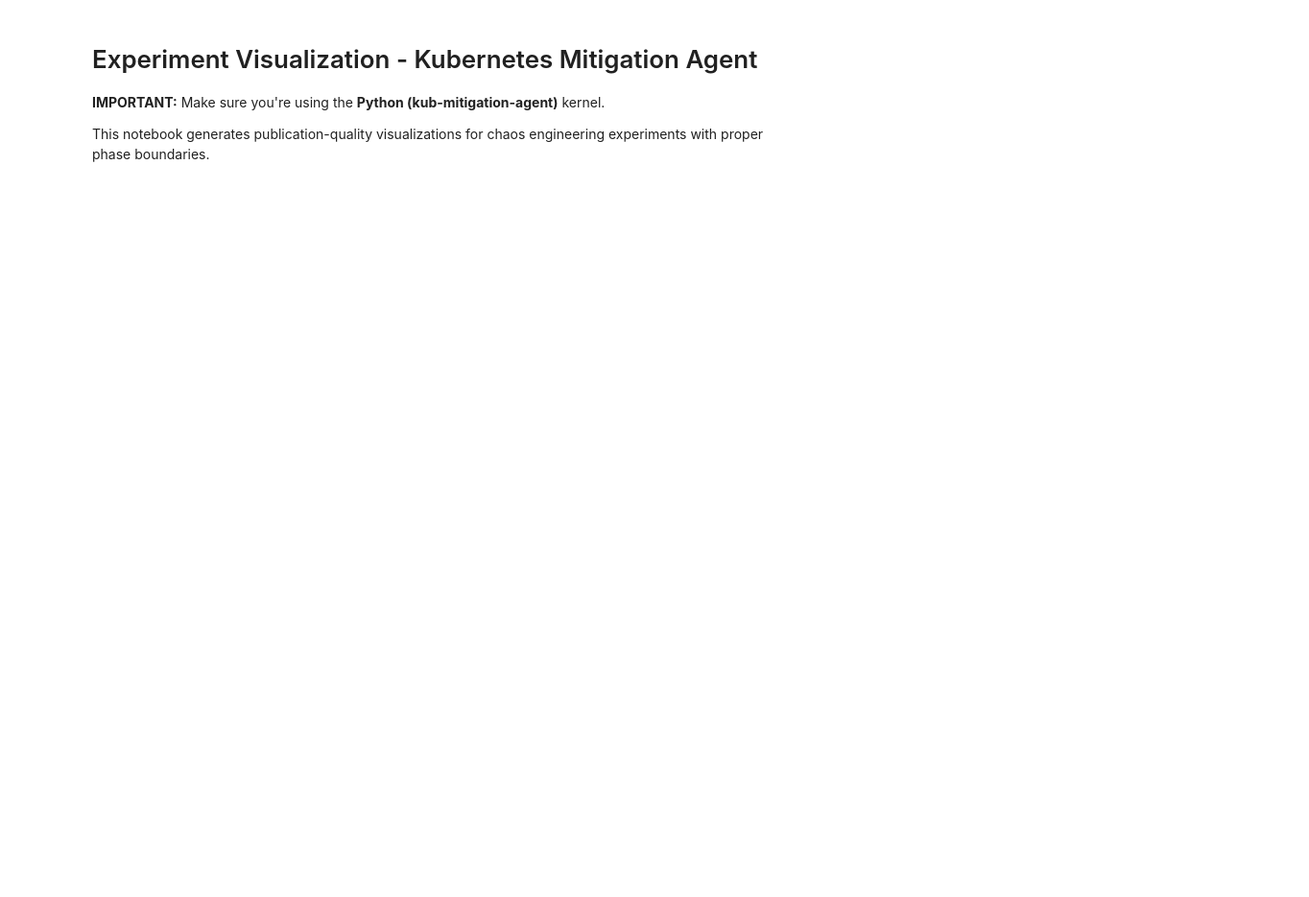
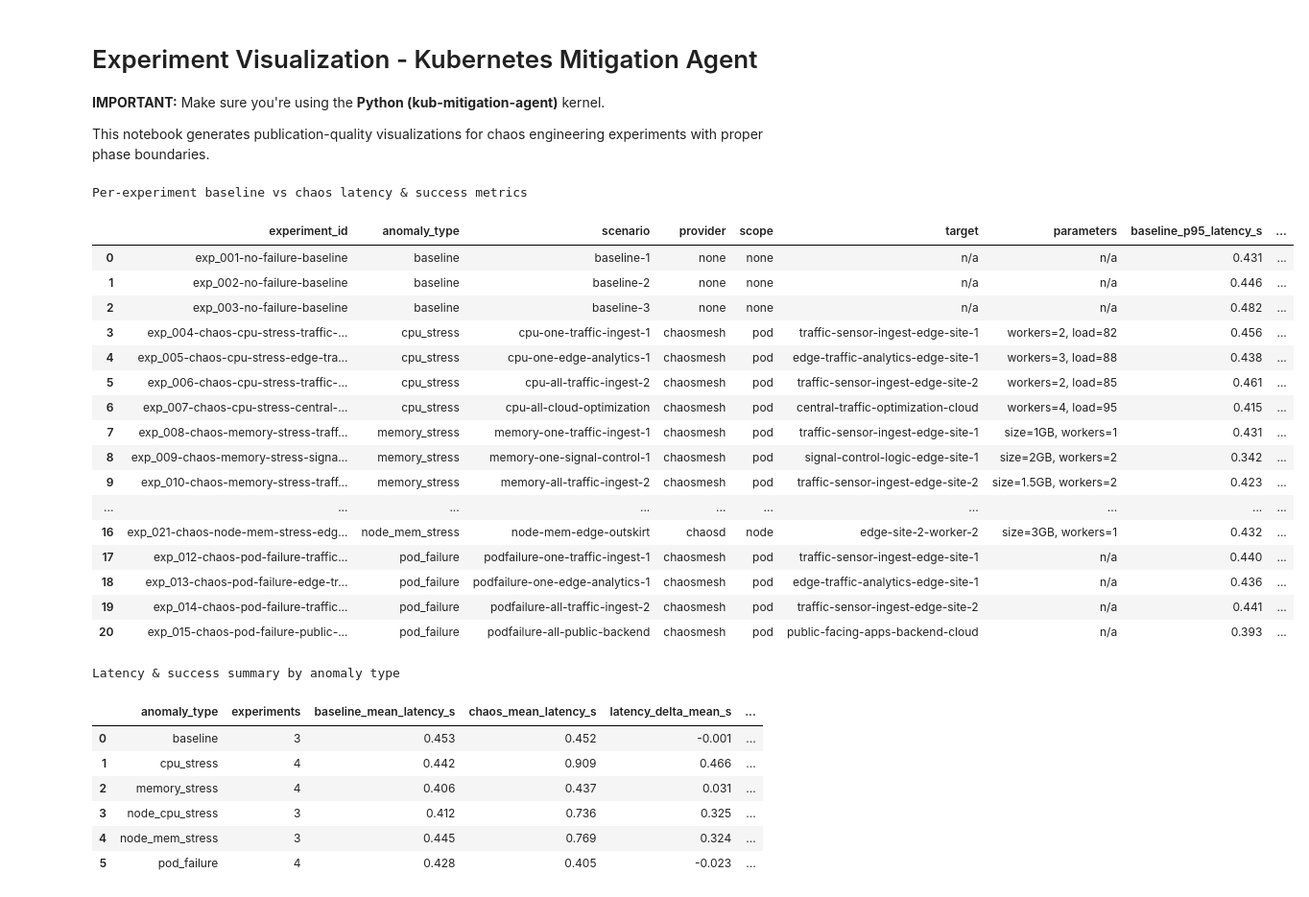
Before and after one commit to vaavg13/kub-mitigation-agent, a Jupyter notebook: plots_v2.ipynb, the cells around one changed output. Shown at 96% size. Cells and saved outputs as stored; diff of their text form; code cells hidden in the pictures; blank space fills up the shorter version.

```diff
--- a/plots_v2.ipynb
+++ b/plots_v2.ipynb
@@ -394,7 +394,7 @@ print(f"  Recovery: p95={recovery_metrics['p95_latency_seconds']}s, success={rec
 # Analyze baseline vs chaos latency across the latest batch
 from IPython.display import display
 
-batch_path = Path('DATASET_LOGS/batch_20251111_094703_app-smart-manufacturing')
+batch_path = Path('DATASET_LOGS/batch_20251111_140740_app-smart-city')
 if not batch_path.exists():
     raise FileNotFoundError(f'Batch path not found: {batch_path}')
 
@@ -467,33 +467,60 @@ latency_by_type = (
         baseline_mean_latency_s=('baseline_p95_latency_s', 'mean'),
         chaos_mean_latency_s=('chaos_p95_latency_s', 'mean'),
         latency_delta_mean_s=('delta_latency_s', 'mean'),
         baseline_median_latency_s=('baseline_p95_latency_s', 'median'),
         chaos_median_latency_s=('chaos_p95_latency_s', 'median'),
         baseline_mean_success_percent=('baseline_success_rate_percent', 'mean'),
         chaos_mean_success_percent=('chaos_success_rate_percent', 'mean'),
         success_delta_mean_pct_pts=('success_delta_pct_pts', 'mean'),
         success_percent_change_mean=('success_percent_change', 'mean'),
     )
     .sort_values('anomaly_type')
 )
 
 latency_by_type[['baseline_mean_latency_s', 'chaos_mean_latency_s', 'latency_delta_mean_s',
                  'baseline_median_latency_s', 'chaos_median_latency_s']] = (
     latency_by_type[['baseline_mean_latency_s', 'chaos_mean_latency_s', 'latency_delta_mean_s',
                      'baseline_median_latency_s', 'chaos_median_latency_s']].round(3)
 )
 latency_by_type[['baseline_mean_success_percent', 'chaos_mean_success_percent',
                  'success_delta_mean_pct_pts']] = (
     latency_by_type[['baseline_mean_success_percent', 'chaos_mean_success_percent',
                      'success_delta_mean_pct_pts']].round(2)
 )
 latency_by_type['success_percent_change_mean'] = latency_by_type['success_percent_change_mean'].round(1)
 
 print('\nLatency & success summary by anomaly type')
 display(latency_by_type)
 
 # Keep reference for downstream plotting
 grouped_latency = latency_by_type.copy()
+# %% [output]
+Per-experiment baseline vs chaos latency & success metrics
+|  | experiment_id | anomaly_type | scenario | provider | scope | target | parameters | baseline_p95_latency_s | ... |
+| 0 | exp_001-no-failure-baseline | baseline | baseline-1 | none | none | n/a | n/a | 0.431 | ... |
+| 1 | exp_002-no-failure-baseline | baseline | baseline-2 | none | none | n/a | n/a | 0.446 | ... |
+| 2 | exp_003-no-failure-baseline | baseline | baseline-3 | none | none | n/a | n/a | 0.482 | ... |
+| 3 | exp_004-chaos-cpu-stress-traffic-... | cpu_stress | cpu-one-traffic-ingest-1 | chaosmesh | pod | traffic-sensor-ingest-edge-site-1 | workers=2, load=82 | 0.456 | ... |
+| 4 | exp_005-chaos-cpu-stress-edge-tra... | cpu_stress | cpu-one-edge-analytics-1 | chaosmesh | pod | edge-traffic-analytics-edge-site-1 | workers=3, load=88 | 0.438 | ... |
+| 5 | exp_006-chaos-cpu-stress-traffic-... | cpu_stress | cpu-all-traffic-ingest-2 | chaosmesh | pod | traffic-sensor-ingest-edge-site-2 | workers=2, load=85 | 0.461 | ... |
+| 6 | exp_007-chaos-cpu-stress-central-... | cpu_stress | cpu-all-cloud-optimization | chaosmesh | pod | central-traffic-optimization-cloud | workers=4, load=95 | 0.415 | ... |
+| 7 | exp_008-chaos-memory-stress-traff... | memory_stress | memory-one-traffic-ingest-1 | chaosmesh | pod | traffic-sensor-ingest-edge-site-1 | size=1GB, workers=1 | 0.431 | ... |
+| 8 | exp_009-chaos-memory-stress-signa... | memory_stress | memory-one-signal-control-1 | chaosmesh | pod | signal-control-logic-edge-site-1 | size=2GB, workers=2 | 0.342 | ... |
+| 9 | exp_010-chaos-memory-stress-traff... | memory_stress | memory-all-traffic-ingest-2 | chaosmesh | pod | traffic-sensor-ingest-edge-site-2 | size=1.5GB, workers=2 | 0.423 | ... |
+| ... | ... | ... | ... | ... | ... | ... | ... | ... | ... |
+| 16 | exp_021-chaos-node-mem-stress-edg... | node_mem_stress | node-mem-edge-outskirt | chaosd | node | edge-site-2-worker-2 | size=3GB, workers=1 | 0.432 | ... |
+| 17 | exp_012-chaos-pod-failure-traffic... | pod_failure | podfailure-one-traffic-ingest-1 | chaosmesh | pod | traffic-sensor-ingest-edge-site-1 | n/a | 0.440 | ... |
+| 18 | exp_013-chaos-pod-failure-edge-tr... | pod_failure | podfailure-one-edge-analytics-1 | chaosmesh | pod | edge-traffic-analytics-edge-site-1 | n/a | 0.436 | ... |
+| 19 | exp_014-chaos-pod-failure-traffic... | pod_failure | podfailure-all-traffic-ingest-2 | chaosmesh | pod | traffic-sensor-ingest-edge-site-2 | n/a | 0.441 | ... |
+| 20 | exp_015-chaos-pod-failure-public-... | pod_failure | podfailure-all-public-backend | chaosmesh | pod | public-facing-apps-backend-cloud | n/a | 0.393 | ... |
+Latency & success summary by anomaly type
+|  | anomaly_type | experiments | baseline_mean_latency_s | chaos_mean_latency_s | latency_delta_mean_s | ... |
+| 0 | baseline | 3 | 0.453 | 0.452 | -0.001 | ... |
+| 1 | cpu_stress | 4 | 0.442 | 0.909 | 0.466 | ... |
+| 2 | memory_stress | 4 | 0.406 | 0.437 | 0.031 | ... |
+| 3 | node_cpu_stress | 3 | 0.412 | 0.736 | 0.325 | ... |
+| 4 | node_mem_stress | 3 | 0.445 | 0.769 | 0.324 | ... |
+| 5 | pod_failure | 4 | 0.428 | 0.405 | -0.023 | ... |
 # %%
 # Visualize average baseline vs chaos latency and success by anomaly type
 if 'latency_by_type' not in globals():
```
Also changed, not shown: parts of 1 cell of this notebook, 11 other files.
